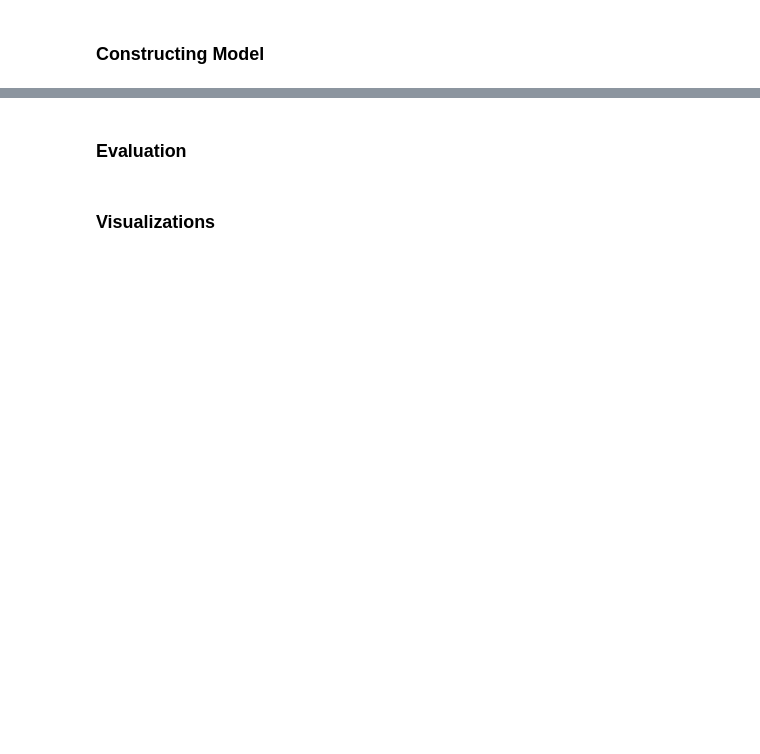
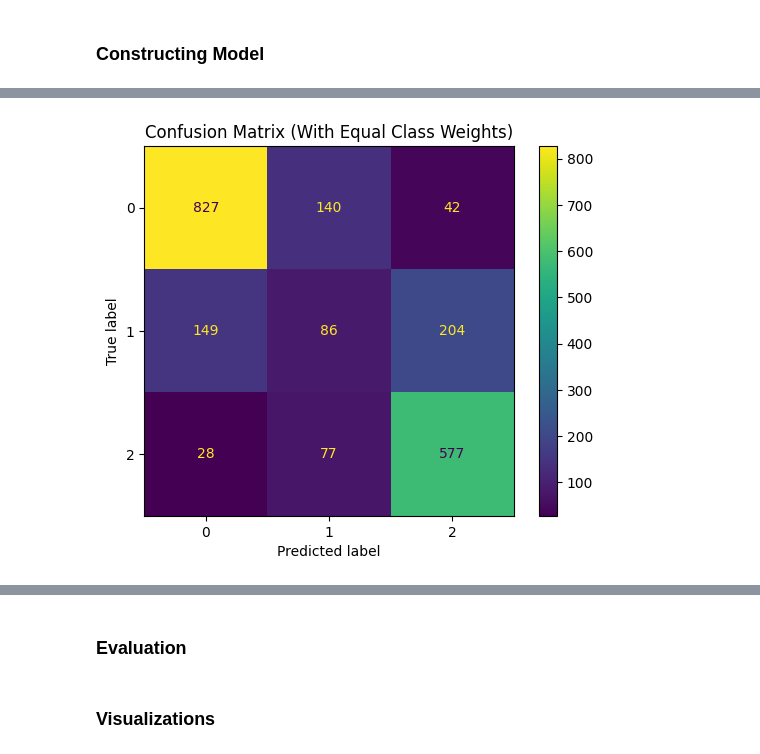
Before and after one commit to petepritch/STATS-503-Project, a Jupyter notebook: workspace/omar.ipynb, the cells around one changed output, grey strips where cells are left out. Drawn from its saved outputs; the diff is of its cells as text; code cells hidden in the pictures; blank space fills up the shorter version.

Commit message:
Confusion matrices and evaluation

```diff
--- a/workspace/omar.ipynb
+++ b/workspace/omar.ipynb
@@ -469,28 +481,20 @@ plt.show()
 # %%
-from sklearn.model_selection import train_test_split
+X_train, X_test, y_train, y_test = train_test_split(nhanes_log__cc.drop(['SMOKE'], axis = 1), nhanes_log__cc['SMOKE'])
 
-from sklearn.svm import SVC
-from sklearn.linear_model import LogisticRegression
-from sklearn.preprocessing import PolynomialFeatures, StandardScaler
-from sklearn.model_selection import GridSearchCV
-from sklearn.pipeline import Pipeline
-
-X_train, X_test, y_train, y_test = train_test_split(np.log(nhanes.drop(['SMOKE'], axis = 1)), nhanes['SMOKE'])
-
-
-pipe = Pipeline(steps = [('scale',StandardScaler()), ('clf', SVC(kernel= 'rbf'))])
+pipe = Pipeline(steps = [('scale',StandardScaler()), ('clf', SVC(kernel= 'rbf', class_weight='balanced'))])
 
 grid = GridSearchCV(pipe, param_grid= {
-                     'clf__C':[.01,.1,.5, 1,2,3,4,510]
+                     'clf__kernel':['rbf'],
+                     'clf__C':[1,],
+                     'clf__gamma':[ 1]
 
                      },
                     cv=5,
                     verbose = 3
                     )
 
-
-
 pipe.fit(X_train[:200], y_train[:200])
 pipe.score(X_test, y_test)
 grid.fit(X_train, y_train)
+svm_mod = grid.best_estimator_
 # %% [output]
@@ -518,0 +519,10 @@ GridSearchCV(cv=5,
+# %%
+
+disp = ConfusionMatrixDisplay(confusion_matrix(y_test, svm_mod.predict(X_test), labels=svm_mod.classes_),
+                              display_labels=svm_mod.classes_)
+disp.plot()
+plt.title('Confusion Matrix (With Equal Class Weights)')
+
+plt.show()
+# %% [output]
+[figure, added]
```
Also changed, not shown: parts of 16 cells of this notebook.
